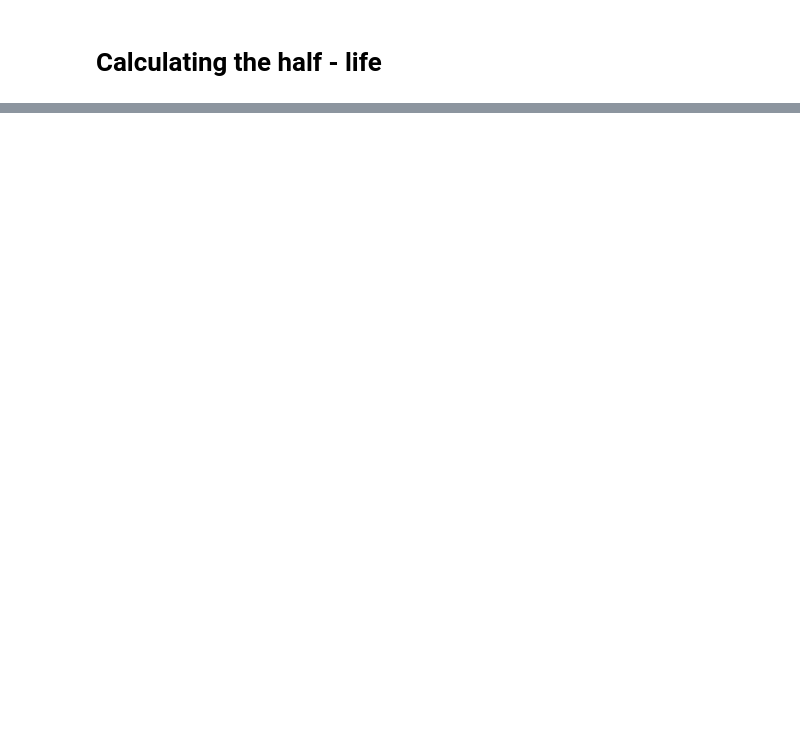
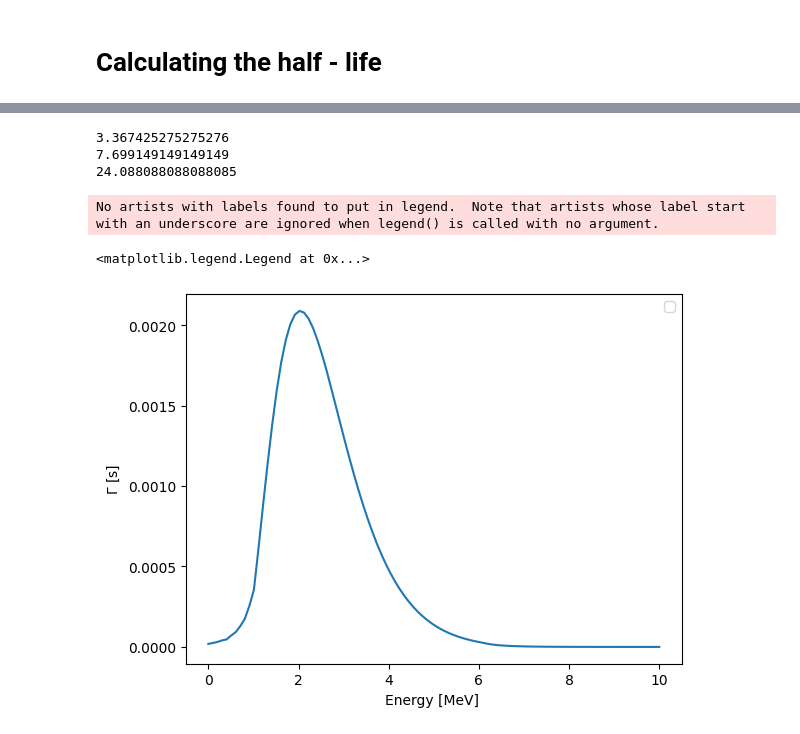
Before and after one commit to Circuitoah/Nuclear_Structure, a Jupyter notebook: Homework3/Homework3.ipynb, the cells around one changed output, grey strips where cells are left out. Saved outputs shown, nothing was run; the diff lists cells and outputs as text; code cells hidden in the pictures; blank space fills up the shorter version.

```diff
--- a/Homework3/Homework3.ipynb
+++ b/Homework3/Homework3.ipynb
@@ -229,0 +347,68 @@ np.exp(- 2 *np.sum(Gamma_integrand) * dr)
+# %%
+V = lambda r , j , l  :  V_ws(r,j, l) +  (hbar**2)/ (2 * (r**2) * mu)* (l * (l + 1 ))
+
+A = 150
+
+E_range = np.linspace(0, 10, 100)
+
+l_n = 5
+Gamma = []
+
+r_0 = 0
+R = 1.2 * A**(1/3)
+r_test = np.linspace(.0001, 8, 1000)
+V_test = [V(i, l_n + .5, l_n ) for i in r_test.tolist()]
+E_test = [Q[c] for i in r_test.tolist()]
+r_0 = r0_finder(r_test, V_test, E_test)
+
+print(r_0)
+
+
+R = 1.2 * A**(1/3)
+r_test = np.linspace(.1, 15, 1000)
+V_test = [V(i, l_n + .5, l_n ) for i in r_test.tolist()]
+E_test = [Q[c] for i in r_test.tolist()]
+r_1 = (r1_finder(r_test, V_test, E_test))
+
+print(r_1)
+
+R = 1.2 * A**(1/3)
+r_test = np.linspace(8, 120, 1000)
+V_test = [V(i, l_n + .5, l_n ) for i in r_test.tolist()]
+E_test = [Q[c] for i in r_test.tolist()]
+r_2 = (r0_finder(r_test, V_test, E_test))
+
+print(r_2)
+
+for i in E_range:
+    # Wave Number/ Vector etc
+    R = 1.2 * A**(1/3)
+    k = lambda r : np.sqrt(2 * mu * abs(i - V(r, l_n +.5, l_n) ) ) / hbar
+
+    #Calculating N
+    num_points = 1000
+    r0_r1_mesh = np.linspace(r_0, r_1, num_points )
+    dr = (-r_0 + r_1)/num_points
+    N_integrand= np.array([(2 *k(i))**-1 for i in r0_r1_mesh.tolist()])
+    N = ((np.sum(N_integrand)) * dr)**-1
+
+    num_points = 1000
+    r1_r2_mesh = np.linspace(r_1, r_2, num_points )
+    Gamma_integrand = np.array([k(i) for i in r1_r2_mesh.tolist()])
+    dr = (- r_1 + r_2)/num_points
+    #plt.plot(r1_r2_mesh, Gamma_integrand)
+
+    gamma_value = (S * N * (hbar**2/ (4 * mu)) * np.exp(- 2 *np.sum(Gamma_integrand) * dr))
+    Gamma.append(gamma_value)
+
+plt.plot(E_range, Gamma)
+plt.xlabel("Energy [MeV] ")
+plt.ylabel("$\Gamma$ [s]")
+plt.legend()
+# %% [output]
+3.367425275275276
+7.699149149149149
+24.088088088088085
+No artists with labels found to put in legend.  Note that artists whose label start with an underscore are ignored when legend() is called with no argument.
+<matplotlib.legend.Legend at 0x...>
+[figure, added]
```
Also changed, not shown: parts of 14 cells of this notebook, 1 other file.
